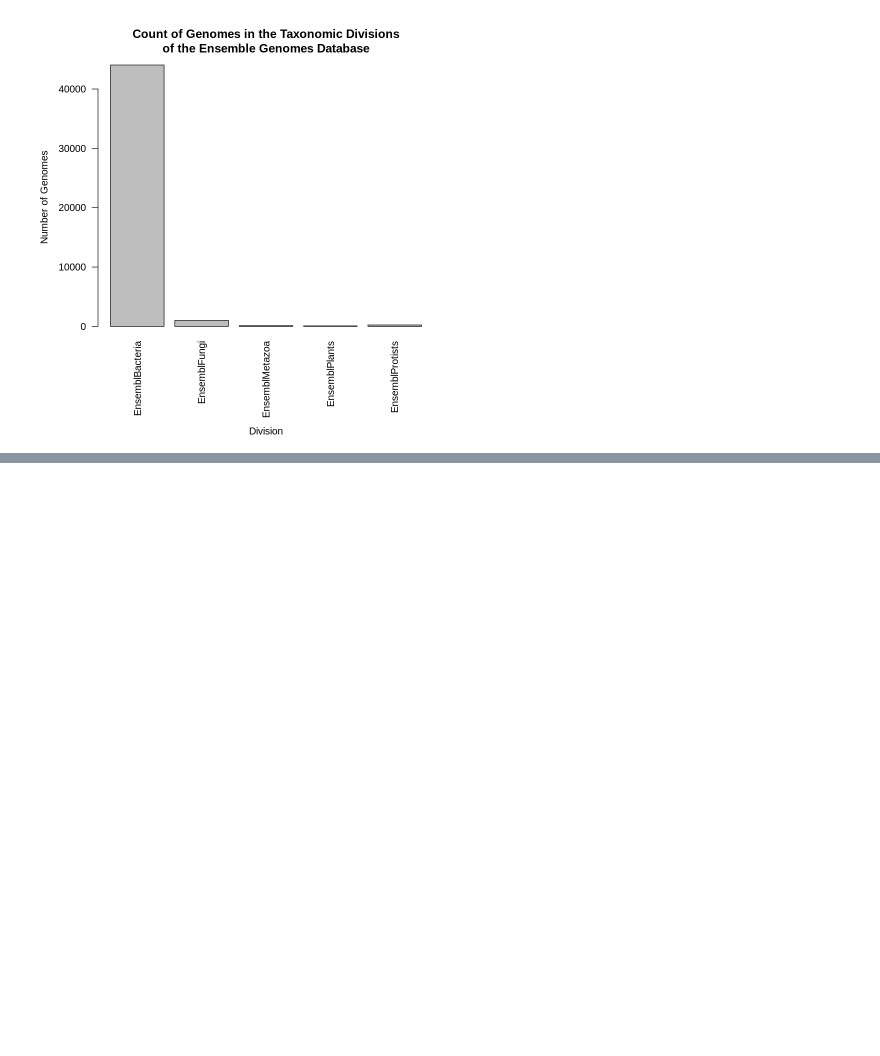
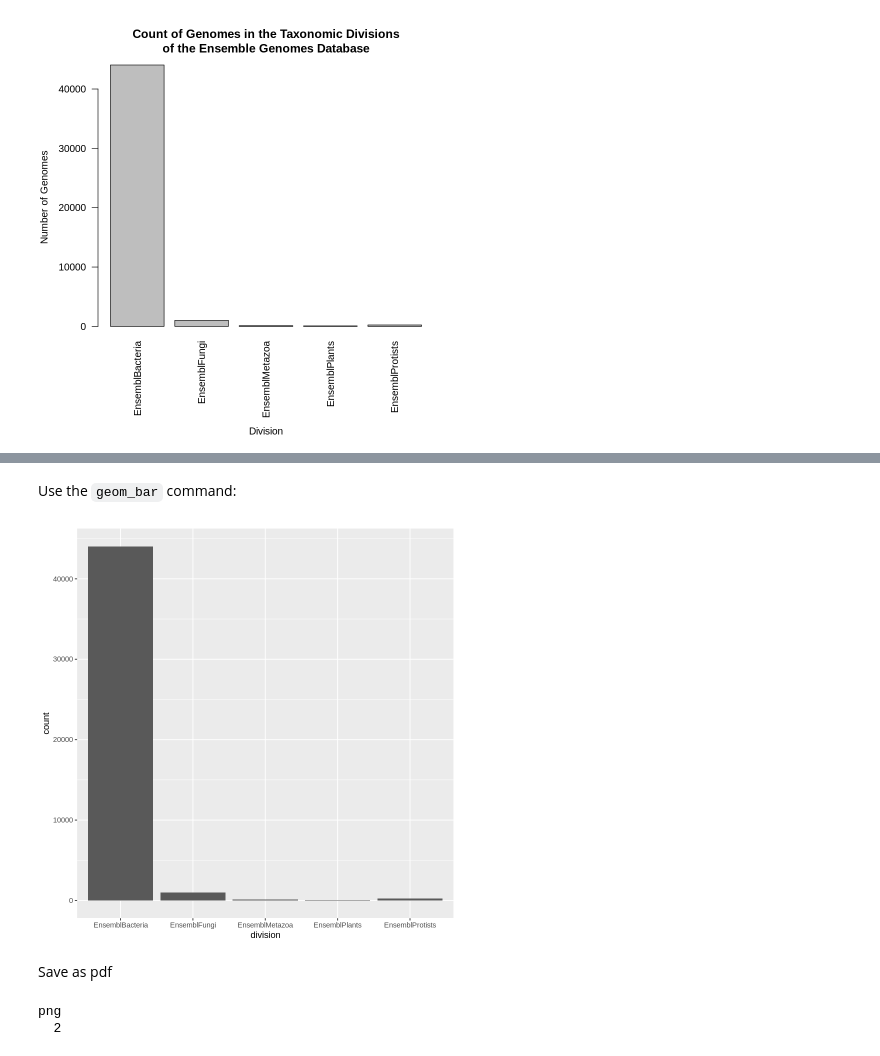
Before and after one commit to FlorianBoecker/teaching, a Jupyter notebook: AppliedBioinformatics/Notebooks/EnsemblGenomesDivisionsBarplot_complete.ipynb, the cells around one changed output, grey strips where cells are left out. Cells and saved outputs as stored; diff of their text form; code cells hidden in the pictures; blank space fills up the shorter version.

Commit message:
Add Example Code and ggplot Version

```diff
--- a/AppliedBioinformatics/Notebooks/EnsemblGenomesDivisionsBarplot_complete.ipynb
+++ b/AppliedBioinformatics/Notebooks/EnsemblGenomesDivisionsBarplot_complete.ipynb
@@ -37,0 +107,16 @@ title(ylab="Number of Genomes", line=4)
+# %% [markdown]
+Use the <code>geom_bar</code> command:
+# %%
+p1 <- ggplot(data=counts, aes(x=division, y=count)) + geom_bar(stat="identity")
+p1
+# %% [output]
+[figure, added]
+# %% [markdown]
+Save as pdf
+# %%
+pdf("divisionCountsGG.pdf")
+p1
+dev.off()
+# %% [output]
+png
+  2
```
Also changed, not shown: parts of 15 cells of this notebook.
